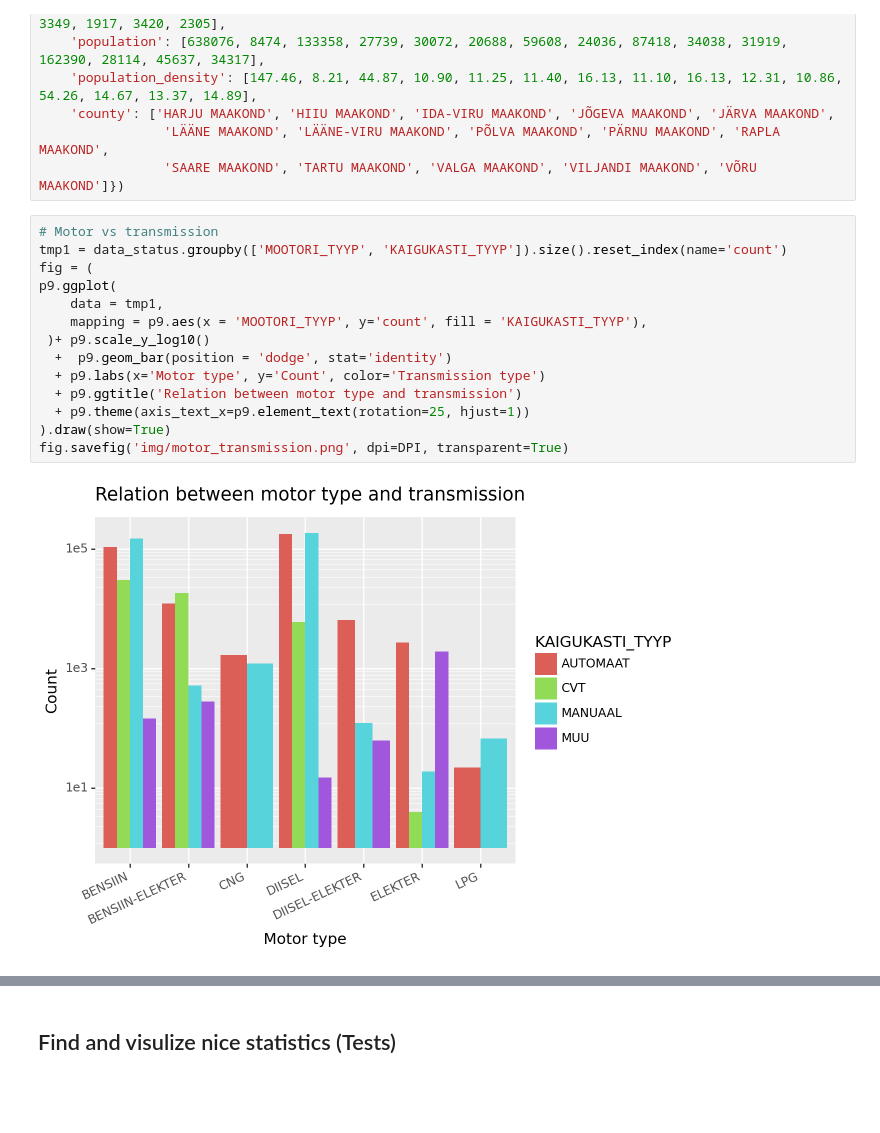
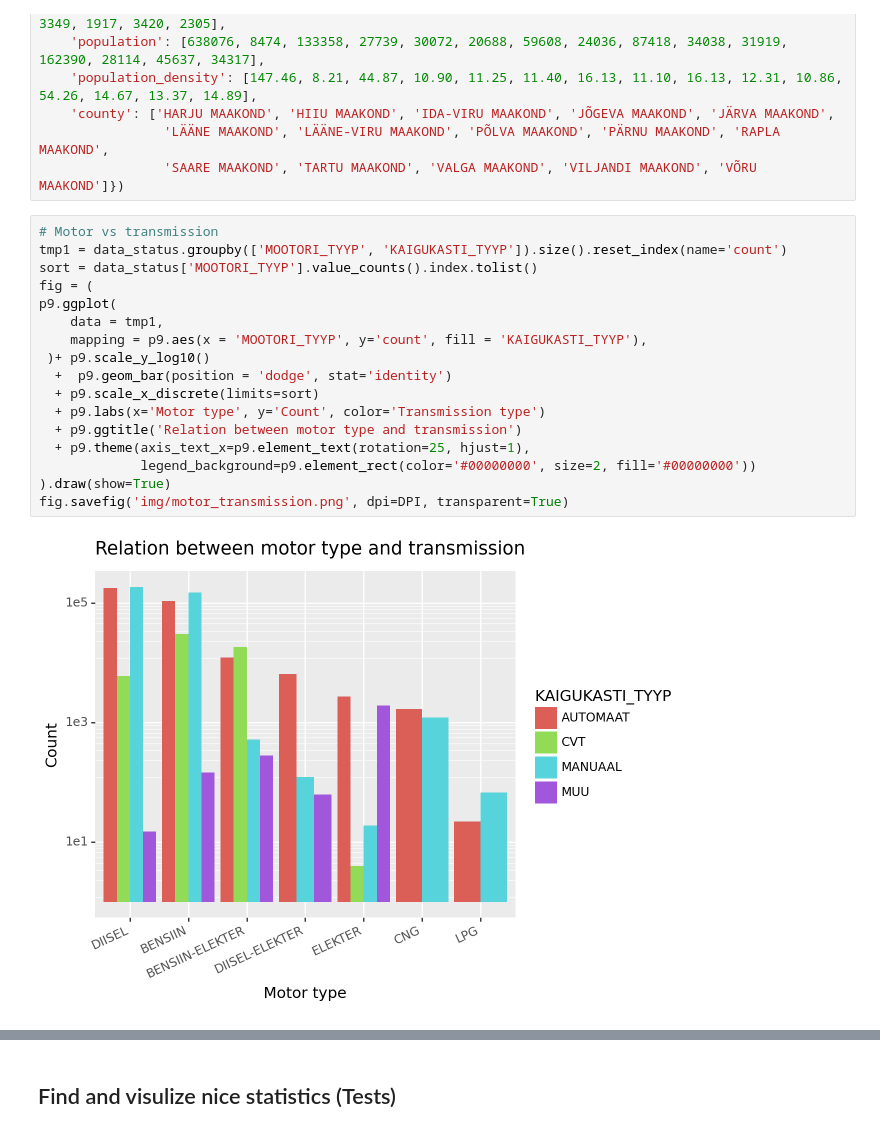
Before and after one commit to GregorSomething/IDS-Vehicle-Analysis, a Jupyter notebook: data_thing.ipynb, the cells around one changed output, grey strips where cells are left out. Saved outputs shown, nothing was run; the diff lists cells and outputs as text; blank space fills up the shorter version.

```diff
--- a/data_thing.ipynb
+++ b/data_thing.ipynb
@@ -140,19 +140,22 @@ county_data = pd.DataFrame({'area': [4327, 1032, 2972, 2545, 2674, 1816, 3696, 2
 # %%
 # Motor vs transmission
 tmp1 = data_status.groupby(['MOOTORI_TYYP', 'KAIGUKASTI_TYYP']).size().reset_index(name='count')
+sort = data_status['MOOTORI_TYYP'].value_counts().index.tolist()
 fig = (
 p9.ggplot(
     data = tmp1,
     mapping = p9.aes(x = 'MOOTORI_TYYP', y='count', fill = 'KAIGUKASTI_TYYP'),
  )+ p9.scale_y_log10()
   +  p9.geom_bar(position = 'dodge', stat='identity')
+  + p9.scale_x_discrete(limits=sort)
   + p9.labs(x='Motor type', y='Count', color='Transmission type')
   + p9.ggtitle('Relation between motor type and transmission')
-  + p9.theme(axis_text_x=p9.element_text(rotation=25, hjust=1))
+  + p9.theme(axis_text_x=p9.element_text(rotation=25, hjust=1),
+             legend_background=p9.element_rect(color='#00000000', size=2, fill='#00000000'))
 ).draw(show=True)
 fig.savefig('img/motor_transmission.png', dpi=DPI, transparent=True)
 # %% [output]
-[figure, old version]
+[figure, new version]
 # %%
 tmp1 = data_status.groupby(['VK/OM MAAKOND', 'MOOTORI_TYYP']).size().reset_index(name='count')
 tmp2 =data_status.groupby(['VK/OM MAAKOND']).size().reset_index(name='total_count')
```
Also changed, not shown: parts of 4 cells of this notebook, 5 other files.
